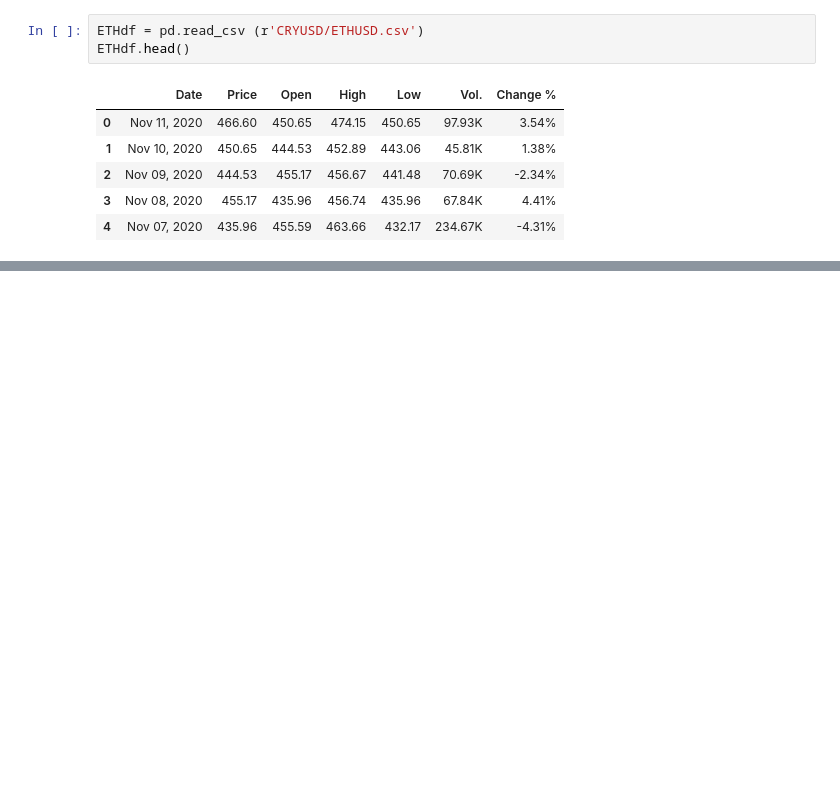
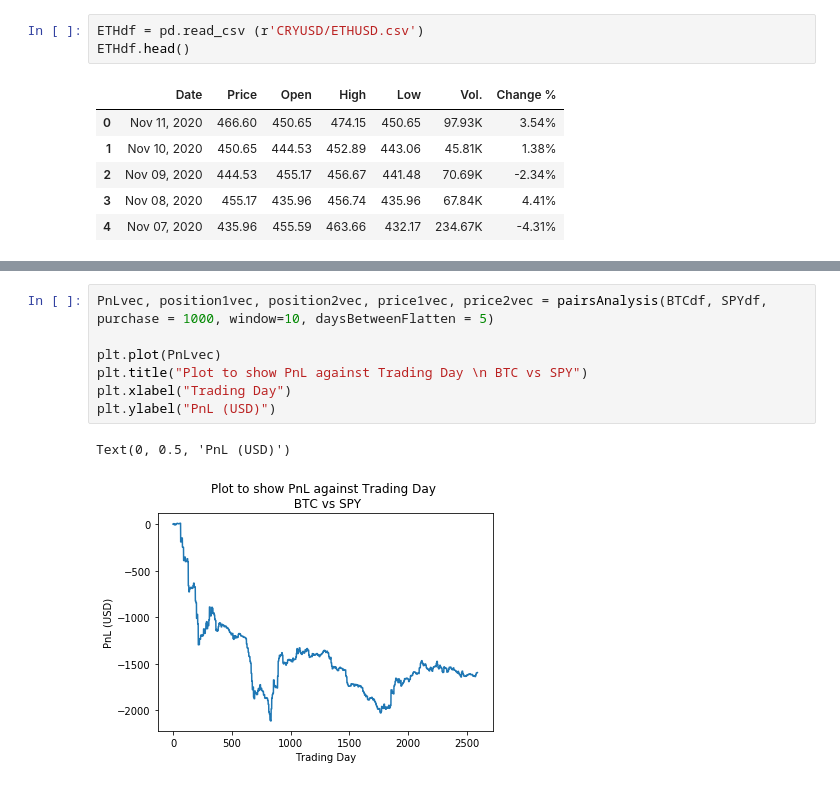
Before and after one commit to hamjamjam/Crypto, a Jupyter notebook: InitialAnalysis_jv_working.ipynb, the cells around one changed output, grey strips where cells are left out. Saved outputs shown, nothing was run; the diff lists cells and outputs as text; blank space fills up the shorter version.

```diff
--- a/InitialAnalysis_jv_working.ipynb
+++ b/InitialAnalysis_jv_working.ipynb
@@ -165,0 +197,10 @@ plt.plot(PnLvec)
+# %%
+PnLvec, position1vec, position2vec, price1vec, price2vec = pairsAnalysis(BTCdf, SPYdf, purchase = 1000, window=10, daysBetweenFlatten = 5)
+
+plt.plot(PnLvec)
+plt.title("Plot to show PnL against Trading Day \n BTC vs SPY")
+plt.xlabel("Trading Day")
+plt.ylabel("PnL (USD)")
+# %% [output]
+Text(0, 0.5, 'PnL (USD)')
+[figure, added]
```
Also changed, not shown: parts of 12 cells of this notebook.
